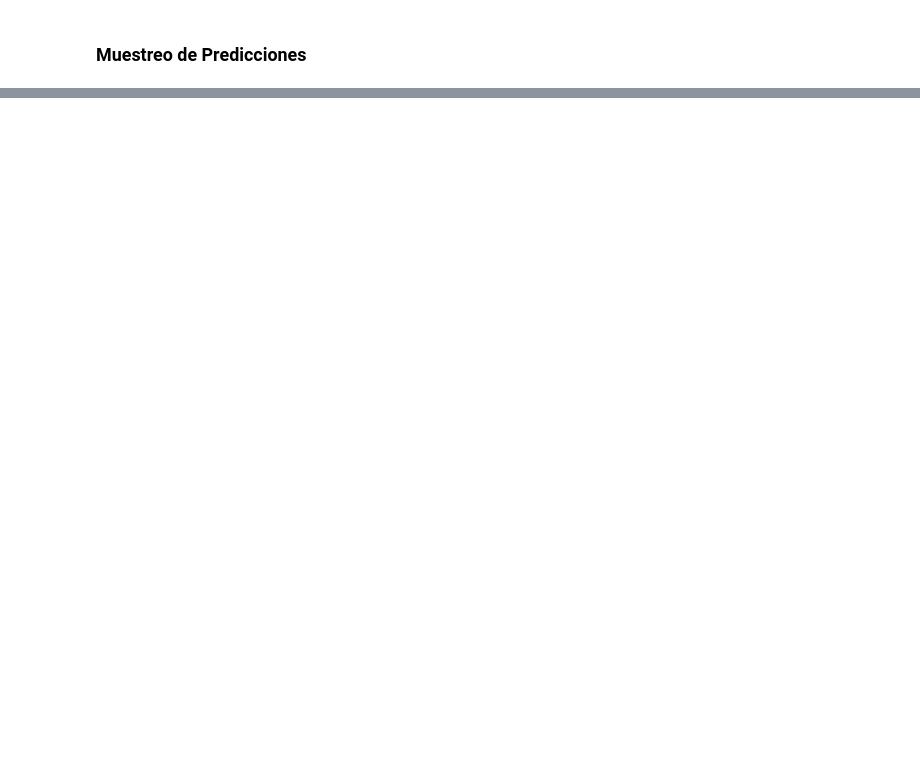
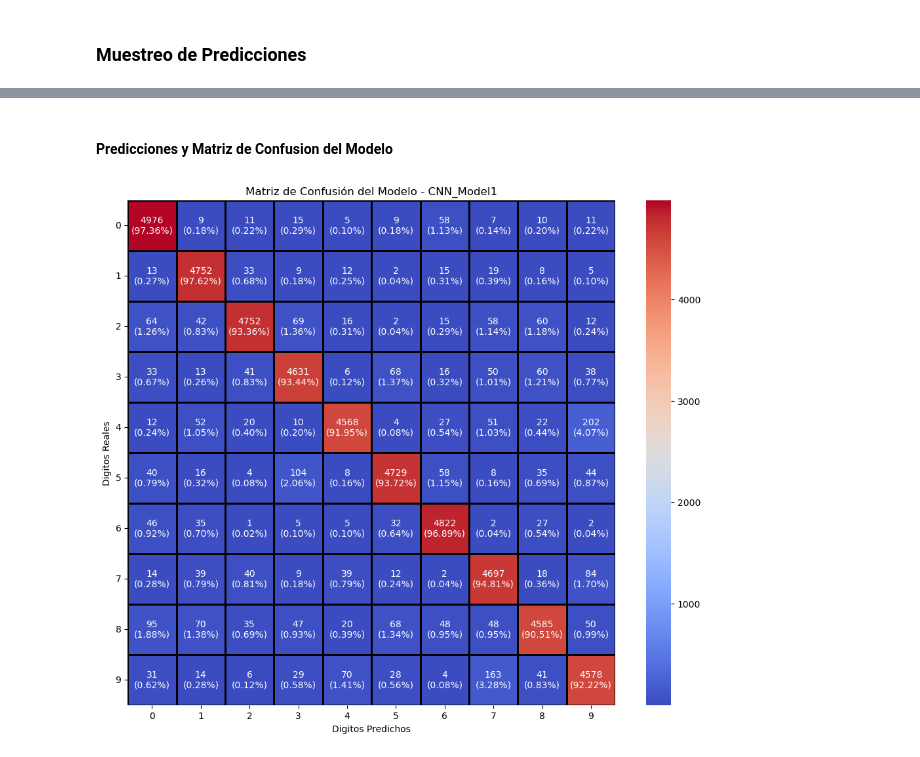
Before and after one commit to LeivaDiego/Lab4-DataScience, a Jupyter notebook: Lab4_CNN.ipynb, the cells around one changed output, grey strips where cells are left out. Saved outputs shown, nothing was run; the diff lists cells and outputs as text; code cells hidden in the pictures; blank space fills up the shorter version.

```diff
--- a/Lab4_CNN.ipynb
+++ b/Lab4_CNN.ipynb
@@ -1067,0 +1113,6 @@ def plot_predictions_sample(val_preds, name):
+# %% [markdown]
+#### Predicciones y Matriz de Confusion del Modelo
+# %%
+plot_confusion_matrix(y_val, val_preds, epochs, 'CNN_Model1')
+# %% [output]
+[figure, added]
```
Also changed, not shown: parts of 36 cells of this notebook, 1 other file.
